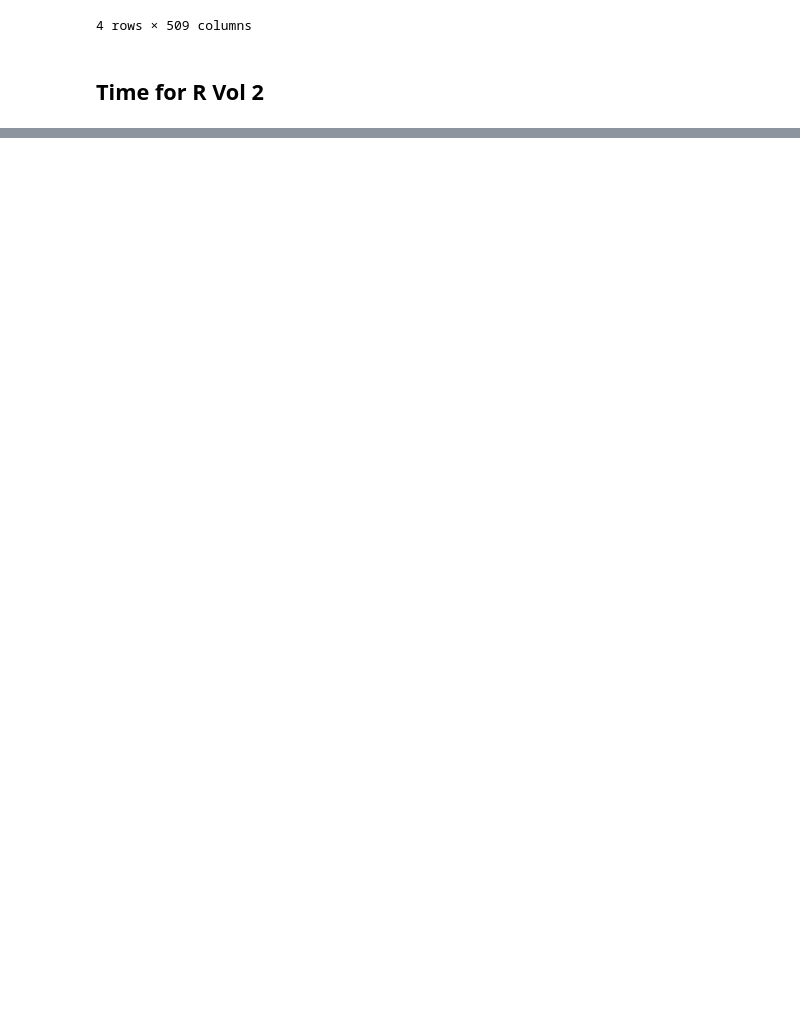
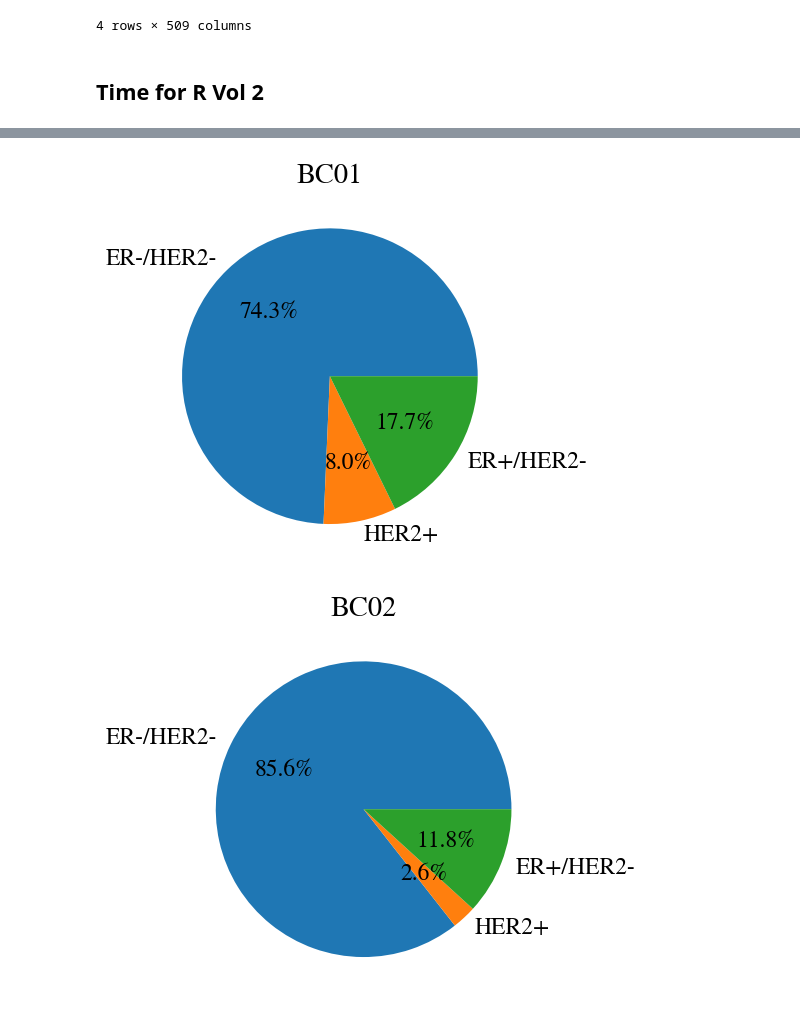
Before and after one commit to KyriakosPsa/BreastCancer-SingleCell, a Jupyter notebook: preprocessing_spyr.ipynb, the cells around one changed output, grey strips where cells are left out. Drawn from its saved outputs; the diff is of its cells as text; code cells hidden in the pictures; blank space fills up the shorter version.

```diff
--- a/preprocessing_spyr.ipynb
+++ b/preprocessing_spyr.ipynb
@@ -777,0 +812,16 @@ cadata.obs['score_er_her2'] = er_her2.score
+# %%
+# Iterate over rows in the grouped_df DataFrame
+for row in grouped_df.iterrows():
+    # Get the tumor group and values for the current row
+    tumor_group = row[0]
+    values = row[1].values
+
+    # Create a pie chart for the current row
+    plt.figure()
+    plt.pie(values, labels=grouped_df.columns, autopct='%1.1f%%')
+    plt.title(tumor_group)
+
+plt.show()
+# %% [output]
+[figure, added]
+[figure, added]
```
Also changed, not shown: parts of 17 cells of this notebook.
